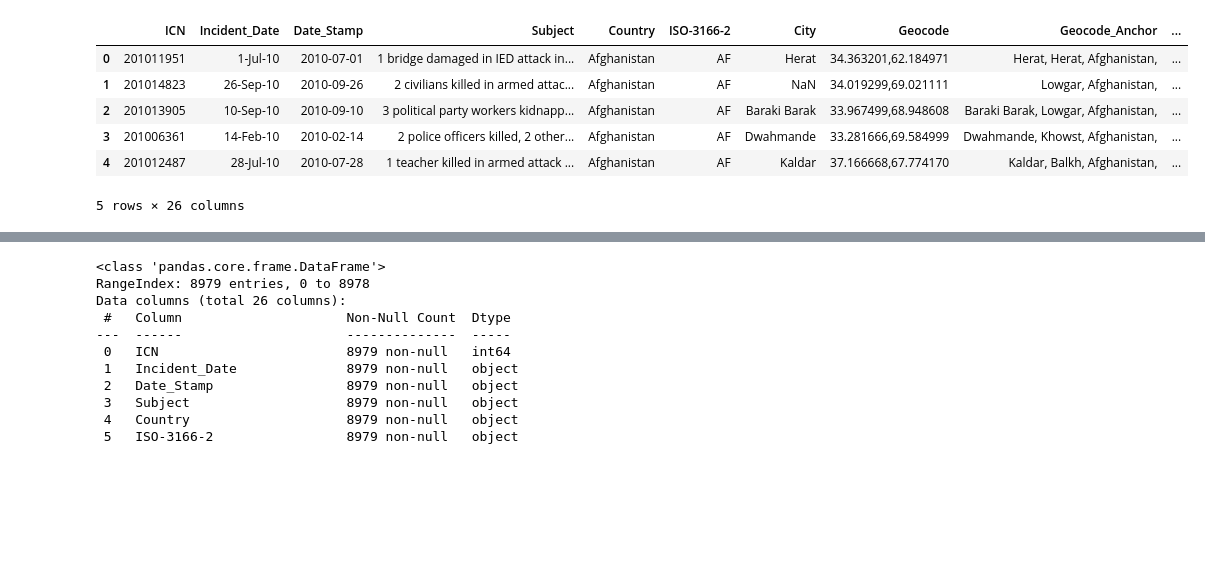
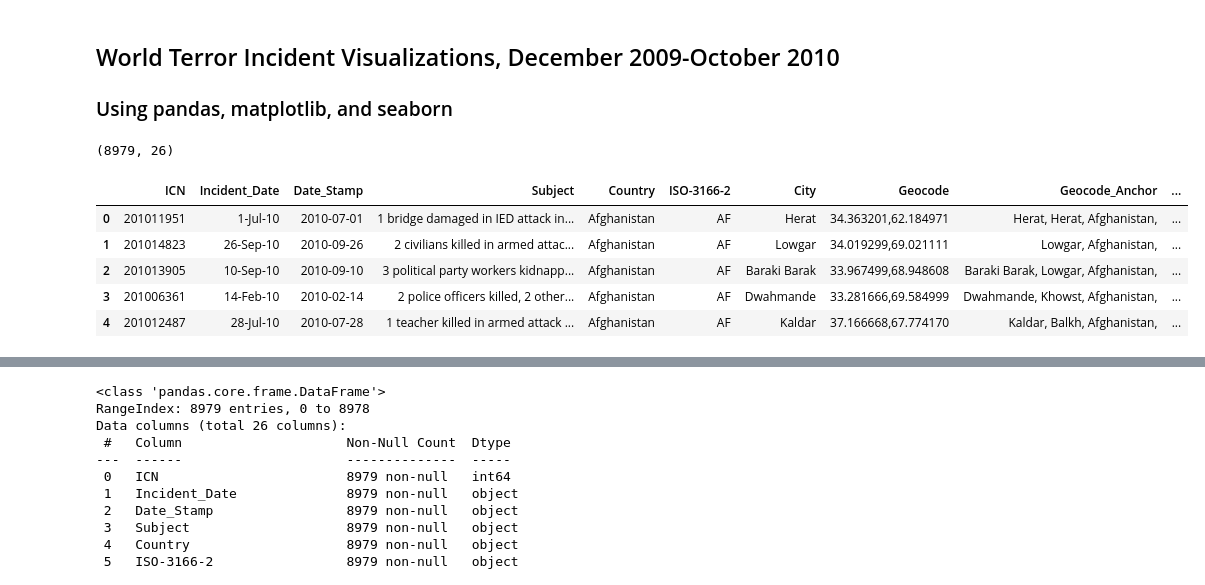
Before and after one commit to johnfkraus/world_terror_incidents_visualizations, a Jupyter notebook: World_Terror_Incident_Visualizations.ipynb, the cells around one changed output, grey strips where cells are left out. Cells and saved outputs as stored; diff of their text form; code cells hidden in the pictures; blank space fills up the shorter version.

```diff
--- a/Terrorist_Incidents.ipynb
+++ b/World_Terror_Incident_Visualizations.ipynb
@@ -1,14 +1,20 @@
+# %% [markdown]
+## World Terror Incident Visualizations, December 2009-October 2010
+### Using pandas, matplotlib, and seaborn
 # %%
 import pandas as pd
 # %%
-df = pd.read_csv('world_terror_incidents.csv')
+df = pd.read_csv('data/world_terror_incidents.csv')
+df.shape
+# %% [output]
+(8979, 26)
 # %%
+pd.set_option('display.max_columns', len(df.columns))
 df.head()
 # %% [output]
 |  | ICN | Incident_Date | Date_Stamp | Subject | Country | ISO-3166-2 | City | Geocode | Geocode_Anchor | ... |
 | 0 | 201011951 | 1-Jul-10 | 2010-07-01 | 1 bridge damaged in IED attack in... | Afghanistan | AF | Herat | 34.363201,62.184971 | Herat, Herat, Afghanistan, | ... |
-| 1 | 201014823 | 26-Sep-10 | 2010-09-26 | 2 civilians killed in armed attac... | Afghanistan | AF | NaN | 34.019299,69.021111 | Lowgar, Afghanistan, | ... |
+| 1 | 201014823 | 26-Sep-10 | 2010-09-26 | 2 civilians killed in armed attac... | Afghanistan | AF | Lowgar | 34.019299,69.021111 | Lowgar, Afghanistan, | ... |
 | 2 | 201013905 | 10-Sep-10 | 2010-09-10 | 3 political party workers kidnapp... | Afghanistan | AF | Baraki Barak | 33.967499,68.948608 | Baraki Barak, Lowgar, Afghanistan, | ... |
 | 3 | 201006361 | 14-Feb-10 | 2010-02-14 | 2 police officers killed, 2 other... | Afghanistan | AF | Dwahmande | 33.281666,69.584999 | Dwahmande, Khowst, Afghanistan, | ... |
 | 4 | 201012487 | 28-Jul-10 | 2010-07-28 | 1 teacher killed in armed attack ... | Afghanistan | AF | Kaldar | 37.166668,67.774170 | Kaldar, Balkh, Afghanistan, | ... |
-5 rows × 26 columns
```
Also changed, not shown: parts of 4 cells of this notebook, 1 other file.
